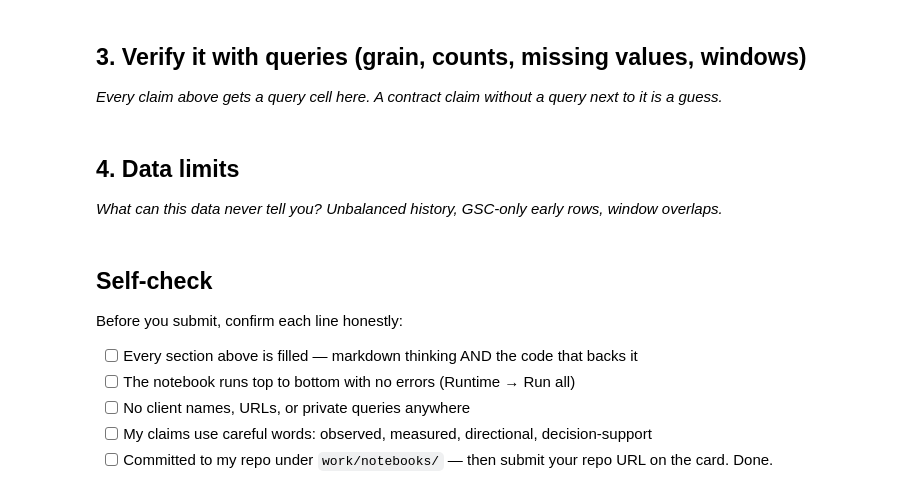
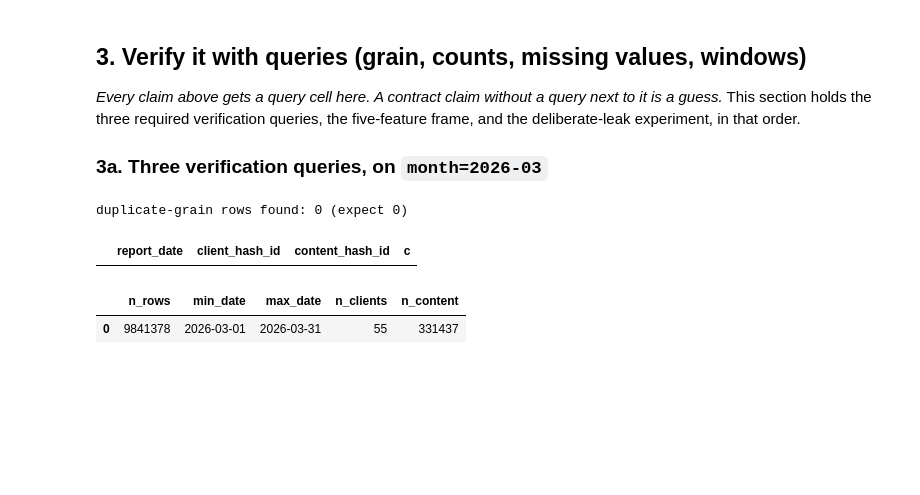
Before and after one commit to AHAAkash/-flyrank-ml-internship, a Jupyter notebook: work/notebooks/w03_data_contract.ipynb, the cells around one changed output. Cells and saved outputs as stored; diff of their text form; code cells hidden in the pictures; blank space fills up the shorter version.

Commit message:
ML-04: data contract with real warehouse queries

```diff
--- a/work/notebooks/w03_data_contract.ipynb
+++ b/work/notebooks/w03_data_contract.ipynb
@@ -22,0 +9,34 @@ This skeleton is yours to fill. Work the sections **in order** — each one has
+# %%
+%pip -q install duckdb huggingface_hub
+
+import os, getpass
+import duckdb
+
+# Token order: env var -> Colab Secret -> prompt (last resort). Never paste the token itself
+# into a cell -- this repo is public.
+HF_TOKEN = os.environ.get("HF_TOKEN")
+if not HF_TOKEN:
+    try:
+        from google.colab import userdata
+        HF_TOKEN = userdata.get("HF_TOKEN")
+    except Exception:
+        pass
+HF_TOKEN = HF_TOKEN or getpass.getpass("Paste your Hugging Face READ token (hf_...): ")
+
+con = duckdb.connect()
+con.execute(f"CREATE OR REPLACE SECRET hf (TYPE huggingface, TOKEN '{HF_TOKEN}')")
+
+REL = "hf://datasets/FlyRank/internship-warehouse"
+TABLES = {
+    "dim_clients":       f"read_parquet('{REL}/dim_clients.parquet')",
+    "dim_content":       f"read_parquet('{REL}/dim_content.parquet')",
+    "fact_daily":        f"read_parquet('{REL}/fact_content_daily_performance/**/*.parquet')",
+    "fact_daily_march":  f"read_parquet('{REL}/fact_content_daily_performance/month=2026-03/*.parquet')",
+    "fact_daily_april":  f"read_parquet('{REL}/fact_content_daily_performance/month=2026-04/*.parquet')",
+    "fact_query_90d":    f"read_parquet('{REL}/fact_content_query_90d.parquet')",
+}
+
+# Confirms which table(s) claim above (touches Parquet metadata only, not data -- fast even at 79M rows)
+for name, src in TABLES.items():
+    n = con.sql(f"SELECT COUNT(*) FROM {src}").fetchone()[0]
+    print(f"{name:18} {n:>12,} rows")
@@ -23,4 +104,8 @@ This skeleton is yours to fill. Work the sections **in order** — each one has
 # %% [markdown]
 ## 3. Verify it with queries (grain, counts, missing values, windows)
 
-*Every claim above gets a query cell here. A contract claim without a query next to it is a guess.*
+*Every claim above gets a query cell here. A contract claim without a query next to it is a
+guess.* This section holds the three required verification queries, the five-feature frame, and
+the deliberate-leak experiment, in that order.
+
+### 3a. Three verification queries, on `month=2026-03`
@@ -30,4 +111,0 @@ This skeleton is yours to fill. Work the sections **in order** — each one has
-# %% [markdown]
-## 4. Data limits
-
-*What can this data never tell you? Unbalanced history, GSC-only early rows, window overlaps.*
@@ -37,10 +112,26 @@ This skeleton is yours to fill. Work the sections **in order** — each one has
-# %% [markdown]
-## Self-check
-
-Before you submit, confirm each line honestly:
-
-- [ ] Every section above is filled — markdown thinking AND the code that backs it
-- [ ] The notebook runs top to bottom with no errors (Runtime → Run all)
-- [ ] No client names, URLs, or private queries anywhere
-- [ ] My claims use careful words: observed, measured, directional, decision-support
-- [ ] Committed to my repo under `work/notebooks/` — then submit your repo URL on the card. Done.
+# %%
+# Query 1 -- GRAIN: one row really is one report_date x client x content, in March.
+# Zero rows back means the grain holds.
+grain_check = con.sql(f"""
+    SELECT report_date, client_hash_id, content_hash_id, COUNT(*) AS c
+    FROM {TABLES['fact_daily_march']}
+    GROUP BY 1, 2, 3
+    HAVING COUNT(*) > 1
+    LIMIT 5
+""").df()
+print(f"duplicate-grain rows found: {len(grain_check)} (expect 0)")
+grain_check
+# %% [output]
+duplicate-grain rows found: 0 (expect 0)
+|  | report_date | client_hash_id | content_hash_id | c |
+# %%
+# Query 2 -- SLICE SIZE + DATE SPAN: row count and date span for the March partition.
+span = con.sql(f"""
+    SELECT COUNT(*) AS n_rows, MIN(report_date) AS min_date, MAX(report_date) AS max_date,
+           COUNT(DISTINCT client_hash_id) AS n_clients, COUNT(DISTINCT content_hash_id) AS n_content
+    FROM {TABLES['fact_daily_march']}
+""").df()
+span
+# %% [output]
+|  | n_rows | min_date | max_date | n_clients | n_content |
+| 0 | 9841378 | 2026-03-01 | 2026-03-31 | 55 | 331437 |
```
Also changed, not shown: parts of 20 cells of this notebook.
